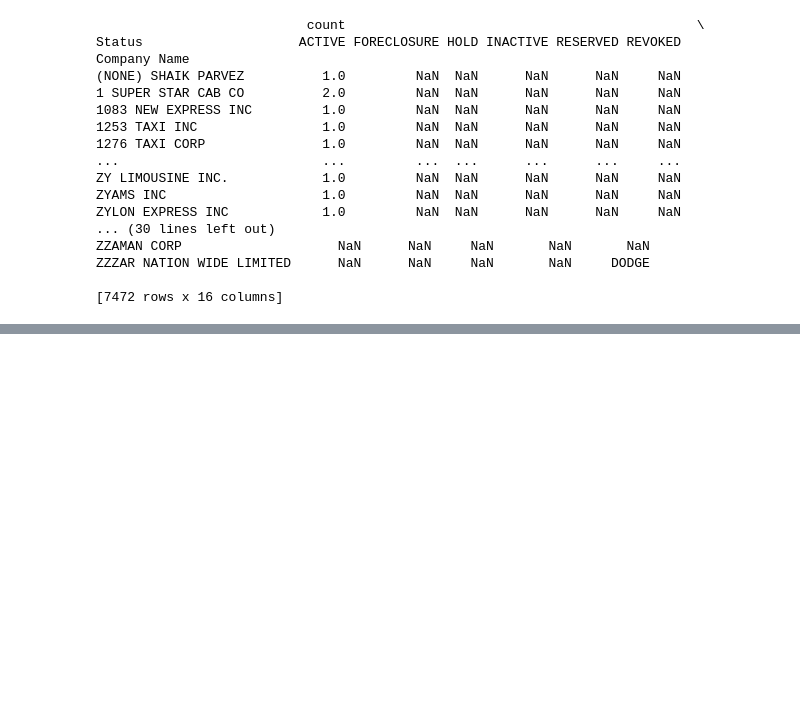
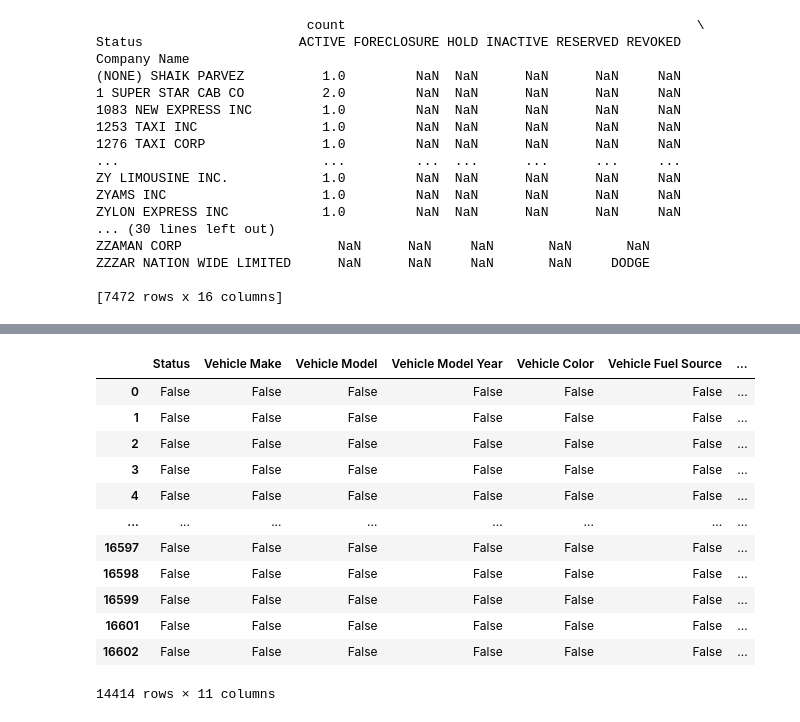
Before and after one commit to shaveenudayanga/py-lens, a Jupyter notebook: full_vehicle_Stat.ipynb, the cells around one changed output, grey strips where cells are left out. Drawn from its saved outputs; the diff is of its cells as text; code cells hidden in the pictures; blank space fills up the shorter version.

```diff
--- a/full_vehicle_Stat.ipynb
+++ b/full_vehicle_Stat.ipynb
@@ -91,7 +91,7 @@ vehicles_df.duplicated()
 16602    False
 Length: 16603, dtype: bool
 # %%
-vehicles_df = vehicles_df.drop_duplicates()
+vehicles_df0 = vehicles_df.drop_duplicates()
 # %% [markdown]
 #no duplicated values in this list
 # %%
@@ -638,0 +615,16 @@ print(pivot_table)
+# %%
+vehicles_df.isna()
+# %% [output]
+|  | Status | Vehicle Make | Vehicle Model | Vehicle Model Year | Vehicle Color | Vehicle Fuel Source | ... |
+| 0 | False | False | False | False | False | False | ... |
+| 1 | False | False | False | False | False | False | ... |
+| 2 | False | False | False | False | False | False | ... |
+| 3 | False | False | False | False | False | False | ... |
+| 4 | False | False | False | False | False | False | ... |
+| ... | ... | ... | ... | ... | ... | ... | ... |
+| 16597 | False | False | False | False | False | False | ... |
+| 16598 | False | False | False | False | False | False | ... |
+| 16599 | False | False | False | False | False | False | ... |
+| 16601 | False | False | False | False | False | False | ... |
+| 16602 | False | False | False | False | False | False | ... |
+14414 rows × 11 columns
```
Also changed, not shown: parts of 5 cells of this notebook.
